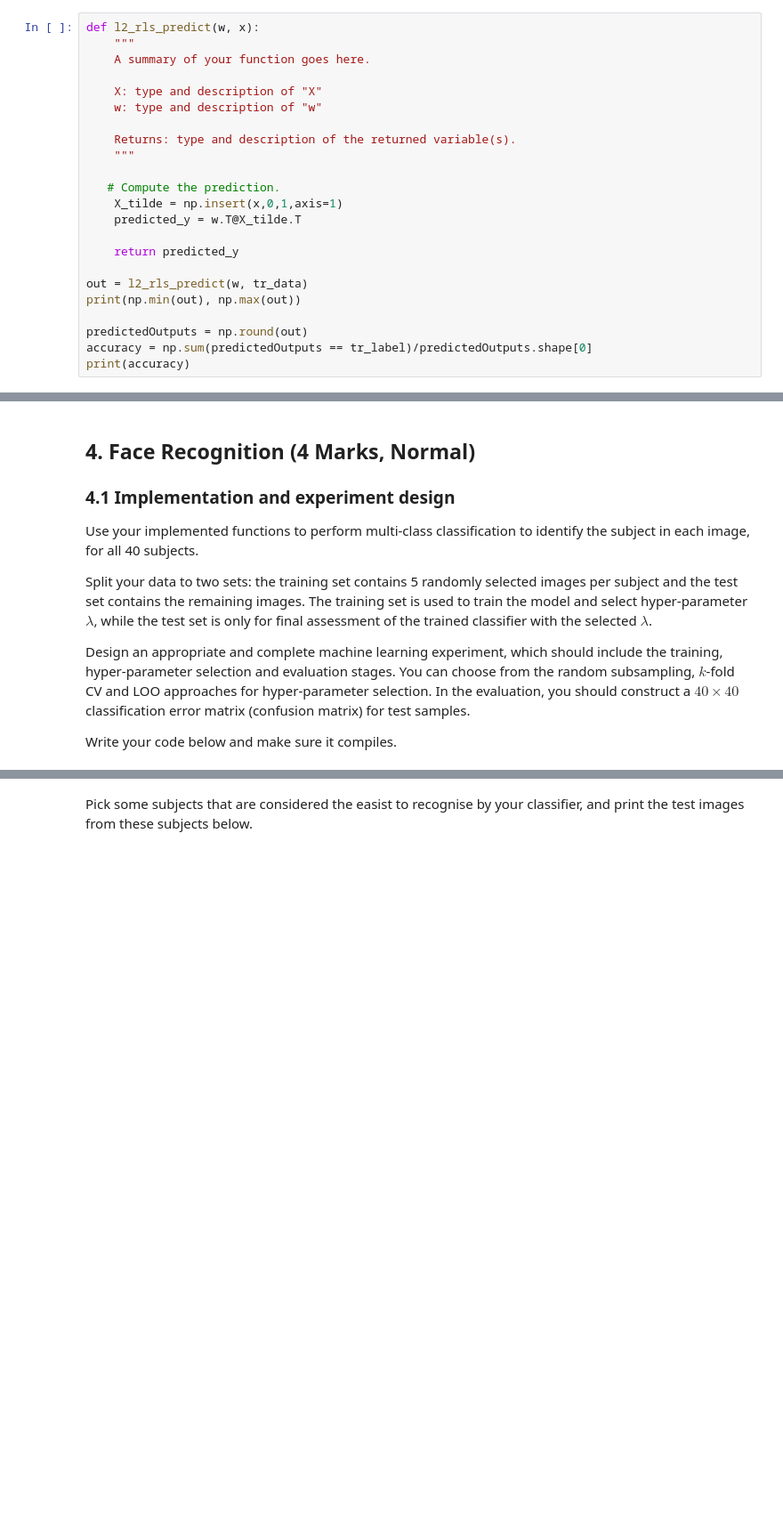
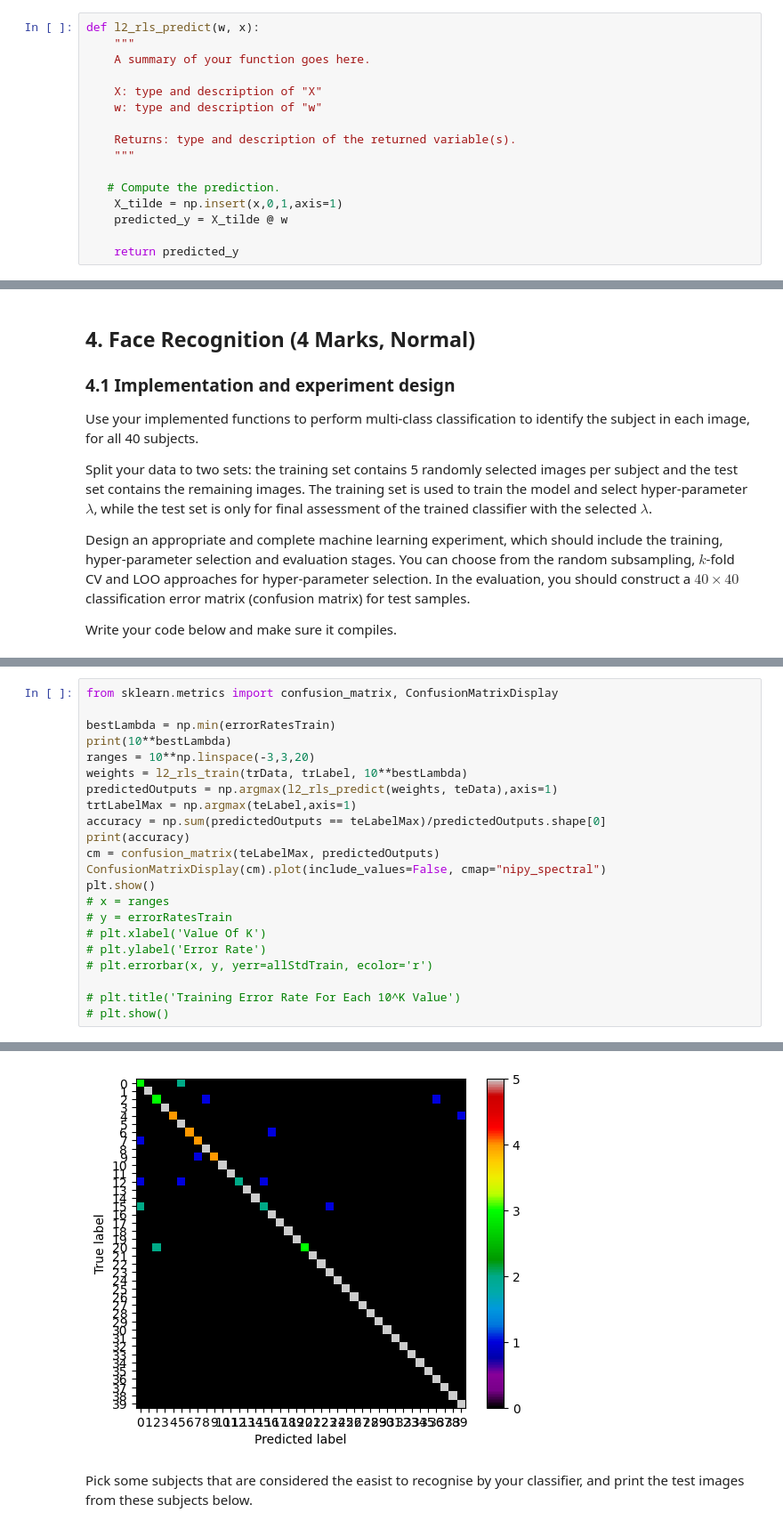
Before and after one commit to Georgegoodey/machineLearning, a Jupyter notebook: 24112-Lab2-S-Practice2.ipynb, the cells around one changed output, grey strips where cells are left out. Shown: that part at 89% size. Drawn from its saved outputs; the diff is of its cells as text; blank space fills up the shorter version.

```diff
--- a/24112-Lab2-S-Practice2.ipynb
+++ b/24112-Lab2-S-Practice2.ipynb
@@ -113,13 +109,6 @@ def l2_rls_predict(w, x):
 
    # Compute the prediction.
     X_tilde = np.insert(x,0,1,axis=1)
-    predicted_y = w.T@X_tilde.T
+    predicted_y = X_tilde @ w
 
     return predicted_y
-
-out = l2_rls_predict(w, tr_data)
-print(np.min(out), np.max(out))
-
-predictedOutputs = np.round(out)
-accuracy = np.sum(predictedOutputs == tr_label)/predictedOutputs.shape[0]
-print(accuracy)
@@ -192,0 +180,23 @@ Testing Error Progress: 98% #################################################.
+# %%
+from sklearn.metrics import confusion_matrix, ConfusionMatrixDisplay
+
+bestLambda = np.min(errorRatesTrain)
+print(10**bestLambda)
+ranges = 10**np.linspace(-3,3,20)
+weights = l2_rls_train(trData, trLabel, 10**bestLambda)
+predictedOutputs = np.argmax(l2_rls_predict(weights, teData),axis=1)
+trtLabelMax = np.argmax(teLabel,axis=1)
+accuracy = np.sum(predictedOutputs == teLabelMax)/predictedOutputs.shape[0]
+print(accuracy)
+cm = confusion_matrix(teLabelMax, predictedOutputs)
+ConfusionMatrixDisplay(cm).plot(include_values=False, cmap="nipy_spectral")
+plt.show()
+# x = ranges
+# y = errorRatesTrain
+# plt.xlabel('Value Of K')
+# plt.ylabel('Error Rate')
+# plt.errorbar(x, y, yerr=allStdTrain, ecolor='r')
+
+# plt.title('Training Error Rate For Each 10^K Value')
+# plt.show()
+# %% [output]
@@ -193,2 +205,3 @@ Testing Error Progress: 98% #################################################.
+[figure, added]
 # %% [markdown]
  Pick some subjects that are considered the easist to recognise by your classifier, and print the test images from these subjects below.
```
Also changed, not shown: parts of 15 cells of this notebook.
